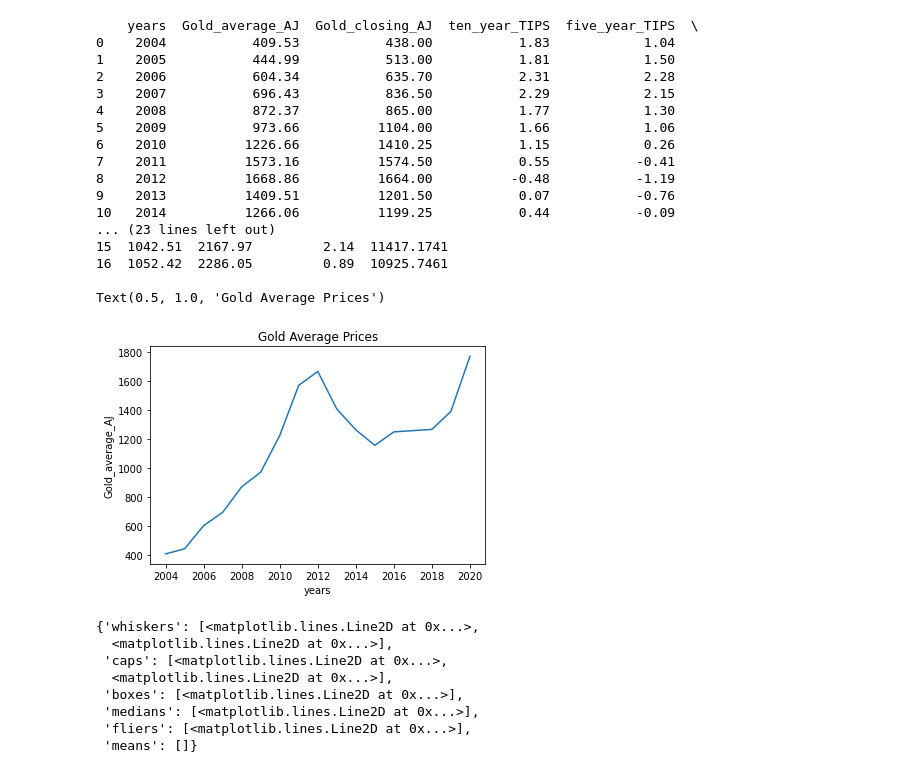
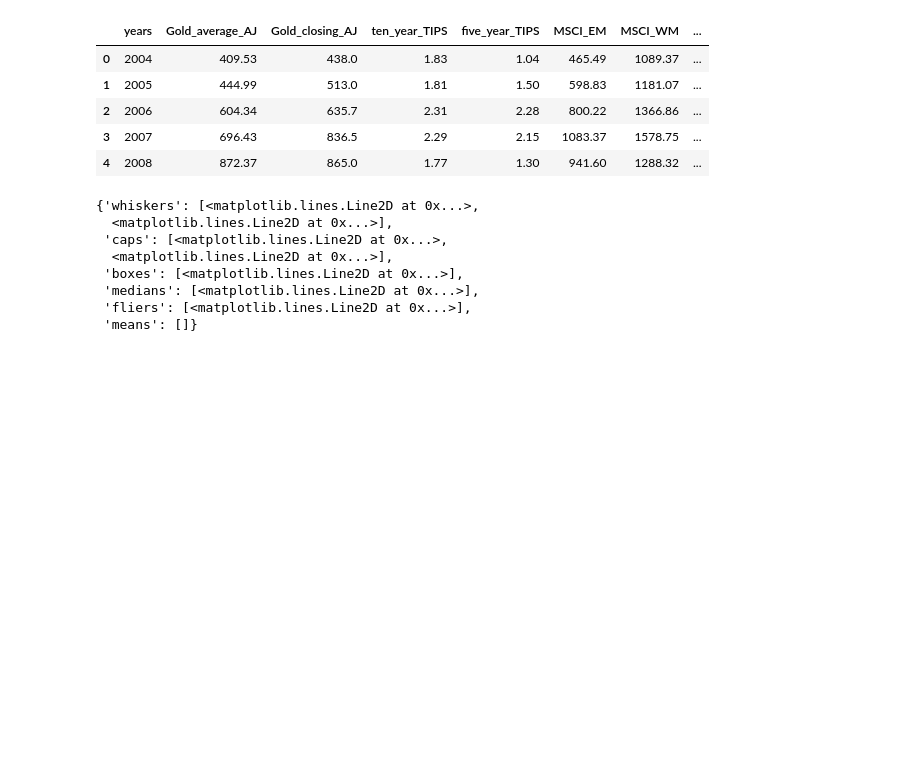
Before and after one commit to ErickChatalov/Gold-annual-prices, a Jupyter notebook: Model-2/Data analysis.ipynb, the cells around one changed output. Cells and saved outputs as stored; diff of their text form; code cells hidden in the pictures; blank space fills up the shorter version.

```diff
--- a/Model-2/Data analysis.ipynb
+++ b/Model-2/Data analysis.ipynb
@@ -14,7 +14,7 @@ import pylab
 import scipy
 from scipy import stats
 # %%
-# Data from all the different economic data, atleast until now.
+# values from all the different economic data, at least until now.
 ten_year_treasury_inflation_indexed_security = pd.read_csv(r"data\10-year-treasury-inflation-indexed-security.csv")
 five_year_treasury_inflation_indexed_security = pd.read_csv(r"data\5-year treasury inflation-indexed security.csv")
 Gold_annual_average_prices_adjusted_inflation = pd.read_csv("data\Gold-annual-average-prices-adjusted-for-inflation.csv")
@@ -24,7 +24,7 @@ MSCI_World_data_history = pd.read_csv("data\MSCI World data history.csv")
 ten_year_treasury_rate_annual_average = pd.read_csv(r"data\ten-year-treasury-rate-annual-average-yield.csv")
 world_gdp_gross_domestic_product = pd.read_csv("data\world-gdp-gross-domestic-product.csv")
 
-# transforming the MSCI Date and Prices data for later use in one function .
+# transforming the MSCI Date and Prices values for later use in one function. (removing ",", "." and spaces from date and price values).
 MSCI_Emerging_Markets_Historical_Data['Year'] = MSCI_Emerging_Markets_Historical_Data.apply(lambda row: row.Date.split(sep=" ")[1], axis=1)
 MSCI_Emerging_Markets_Historical_Data['Price'] = MSCI_Emerging_Markets_Historical_Data.apply(lambda row: row.Price.replace(",",""), axis=1)
 
@@ -43,16 +43,17 @@ def averages(dataframe):
         averages.append(round(statistics.mean(values),2))
     return(pd.DataFrame(averages,years))
 
+# annual average from monthly data from MSCI_emerging and developed markets.
 MSCI_Emerging_Markets_annual_average = averages(MSCI_Emerging_Markets_Historical_Data)
 MSCI_Emerging_Markets_annual_average.columns =['Annual Average Prices']
 MSCI_Emerging_Markets_annual_average = MSCI_Emerging_Markets_annual_average.iloc[1:,:]
 
 MSCI_World_annual_average = averages(MSCI_World_data_history)
-MSCI_World_annual_average.columns =['Annual Average Prices']
+MSCI_World_annual_average.columns = ['Annual Average Prices']
 MSCI_World_annual_average = MSCI_World_annual_average.iloc[1:,:]
 
 
-# Next it is necessary to place all the necessary data from all variables in the same
+# Next it is needed to place all the necessary data from all variables in the same
 # dataframe, from 2004 to 2020.
 
 # years
@@ -74,55 +75,43 @@ Gold_closing_AJ.reset_index(drop=True,inplace=True)
 ten_year_TIPS = ten_year_treasury_inflation_indexed_security.iloc[1:,1]
 ten_year_TIPS.reset_index(drop=True,inplace=True)
 
 # 5 year treasury inflation indexed secuurity.
 five_year_TIPS = five_year_treasury_inflation_indexed_security.iloc[1:,1]
 five_year_TIPS.reset_index(drop=True,inplace=True)
 
 # MSCI emerging markets index annual average prices.
 MSCI_EM = MSCI_Emerging_Markets_annual_average['Annual Average Prices']
 MSCI_EM = MSCI_EM.iloc[::-1]
 MSCI_EM.reset_index(drop=True,inplace=True)
 
 # MSCI developed countries markets index annual average prices.
 MSCI_WM = MSCI_World_annual_average['Annual Average Prices']
 MSCI_WM = MSCI_WM.iloc[::-1]
 MSCI_WM.reset_index(drop=True,inplace=True)
 
 # 10 year treasury rate annual average.
 ten_year_TR = ten_year_treasury_rate_annual_average.iloc[1:18,1]
 ten_year_TR = ten_year_TR.iloc[::-1]
 ten_year_TR.reset_index(drop=True,inplace=True)
 
 # world gdp gross domestic product Per capita (US $)
 world_gdp = world_gdp_gross_domestic_product.iloc[44:63,2]
 world_gdp.reset_index(drop=True,inplace=True)
 
-# the new aggregated dataset, the main dataset from the analysis.
+# the new aggregated dataset, the main dataset for the analysis.
 df = pd.concat([years,Gold_average_AJ,Gold_closing_AJ,ten_year_TIPS,five_year_TIPS,MSCI_EM,MSCI_WM,ten_year_TR,world_gdp],axis=1)
 df.columns = ["years","Gold_average_AJ","Gold_closing_AJ","ten_year_TIPS","five_year_TIPS","MSCI_EM","MSCI_WM","ten_year_TR","world_gdp"]
-print(df,"\n")
+df.head()
 
-graph1 = sns.lineplot(x = df.iloc[:,0], y = df.iloc[:,1]).set_title('Gold Average Prices')
-print(graph1)
+#graph1 = sns.lineplot(x = df.iloc[:,0], y = df.iloc[:,1]).set_title('Gold Average Prices')
+#print(graph1)
 # %% [output]
-    years  Gold_average_AJ  Gold_closing_AJ  ten_year_TIPS  five_year_TIPS  \
-0    2004           409.53           438.00           1.83            1.04
-1    2005           444.99           513.00           1.81            1.50
-2    2006           604.34           635.70           2.31            2.28
-3    2007           696.43           836.50           2.29            2.15
-4    2008           872.37           865.00           1.77            1.30
-5    2009           973.66          1104.00           1.66            1.06
-6    2010          1226.66          1410.25           1.15            0.26
-7    2011          1573.16          1574.50           0.55           -0.41
-8    2012          1668.86          1664.00          -0.48           -1.19
-9    2013          1409.51          1201.50           0.07           -0.76
-10   2014          1266.06          1199.25           0.44           -0.09
-... (23 lines left out)
-15  1042.51  2167.97         2.14  11417.1741
-16  1052.42  2286.05         0.89  10925.7461
-
-Text(0.5, 1.0, 'Gold Average Prices')
-[figure, removed]
+|  | years | Gold_average_AJ | Gold_closing_AJ | ten_year_TIPS | five_year_TIPS | MSCI_EM | MSCI_WM | ... |
+| 0 | 2004 | 409.53 | 438.0 | 1.83 | 1.04 | 465.49 | 1089.37 | ... |
+| 1 | 2005 | 444.99 | 513.0 | 1.81 | 1.50 | 598.83 | 1181.07 | ... |
+| 2 | 2006 | 604.34 | 635.7 | 2.31 | 2.28 | 800.22 | 1366.86 | ... |
+| 3 | 2007 | 696.43 | 836.5 | 2.29 | 2.15 | 1083.37 | 1578.75 | ... |
+| 4 | 2008 | 872.37 | 865.0 | 1.77 | 1.30 | 941.60 | 1288.32 | ... |
 # %%
 #trying to find outliers.
 fig, axs = plt.subplots(1,5)
```
